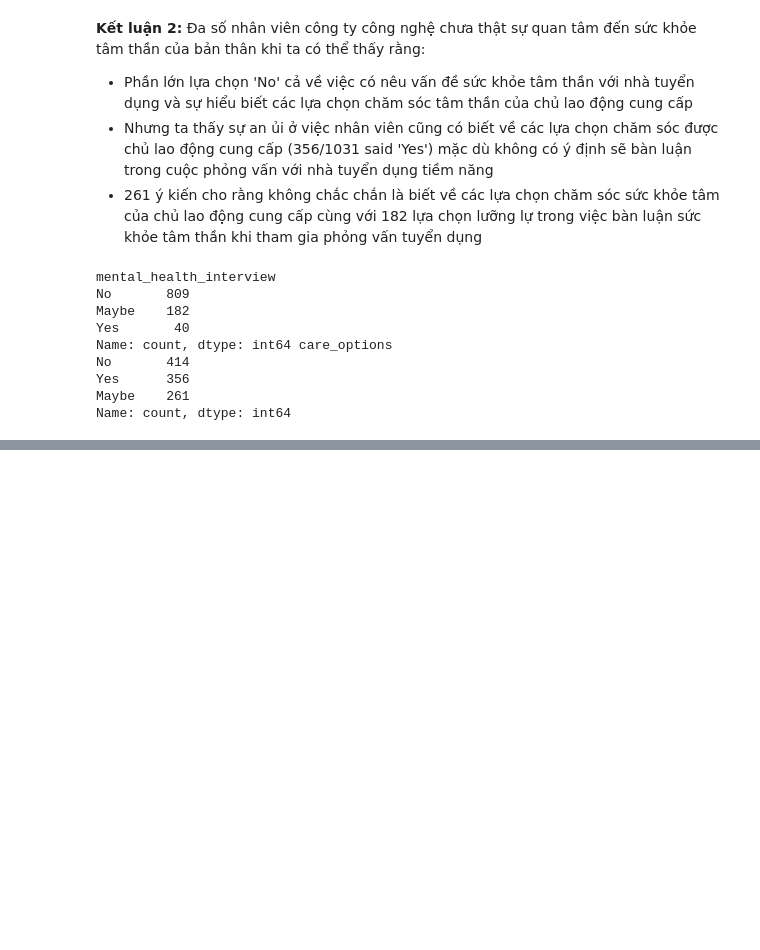
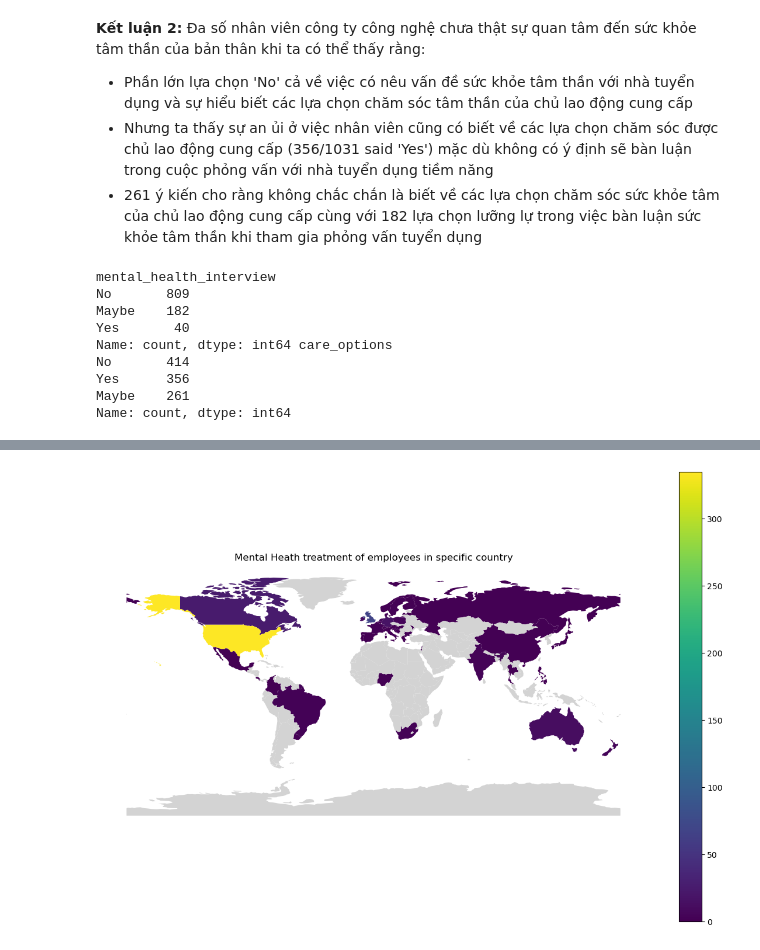
Before and after one commit to cheesepp/P4DS_FinalProject, a Jupyter notebook: EDA.ipynb, the cells around one changed output, grey strips where cells are left out. Drawn from its saved outputs; the diff is of its cells as text; code cells hidden in the pictures; blank space fills up the shorter version.

```diff
--- a/EDA.ipynb
+++ b/EDA.ipynb
@@ -167,0 +173,28 @@ Name: count, dtype: int64
+# %%
+df_for_viz = copy_df[['Age', 'Country', 'treatment']]
+
+df_for_viz = df_for_viz[(df_for_viz['Age'] <= 65) & (df_for_viz['Age'] >= 18)]
+df_for_viz['treatment'] = df_for_viz['treatment'].map({'Yes': 1, 'No': 0})
+
+df_for_viz['Country'] = df_for_viz['Country'].replace({
+    'United States': 'United States of America',
+    'United Kingdom': 'United Kingdom',
+    'Bahamas, The': 'Bahamas',
+    'Bosnia and Herzegovina': 'Bosnia and Herz.'})
+
+grouped = df_for_viz.groupby(['Country'])['treatment'].sum().reset_index()
+
+# Load world map
+world = gpd.read_file(gpd.datasets.get_path('naturalearth_lowres'))
+
+# Merge world map with our data
+merged = world.set_index('name').join(grouped.set_index('Country'))
+
+# Plot the map
+fig, ax = plt.subplots(1, 1, figsize = (15, 10))
+merged.plot(column='treatment', ax=ax, legend=True, missing_kwds={'color': 'lightgrey'})
+ax.axis('off')
+ax.set_title('Mental Heath treatment of employees in specific country')
+plt.show()
+# %% [output]
+[figure, added]
```
Also changed, not shown: parts of 8 cells of this notebook.
